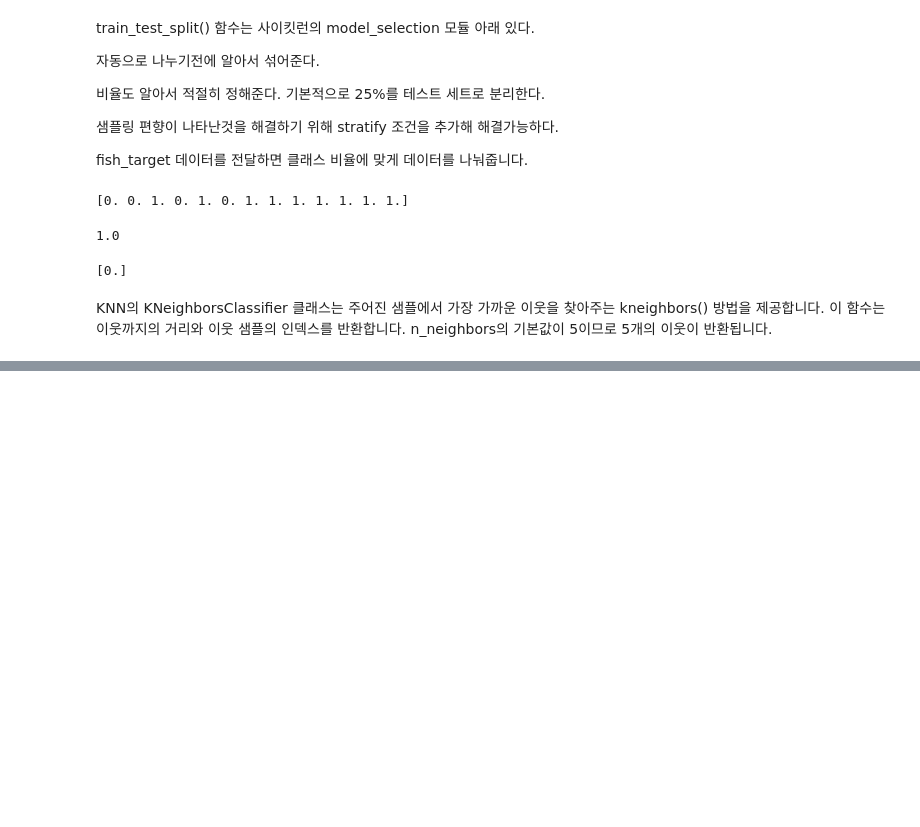
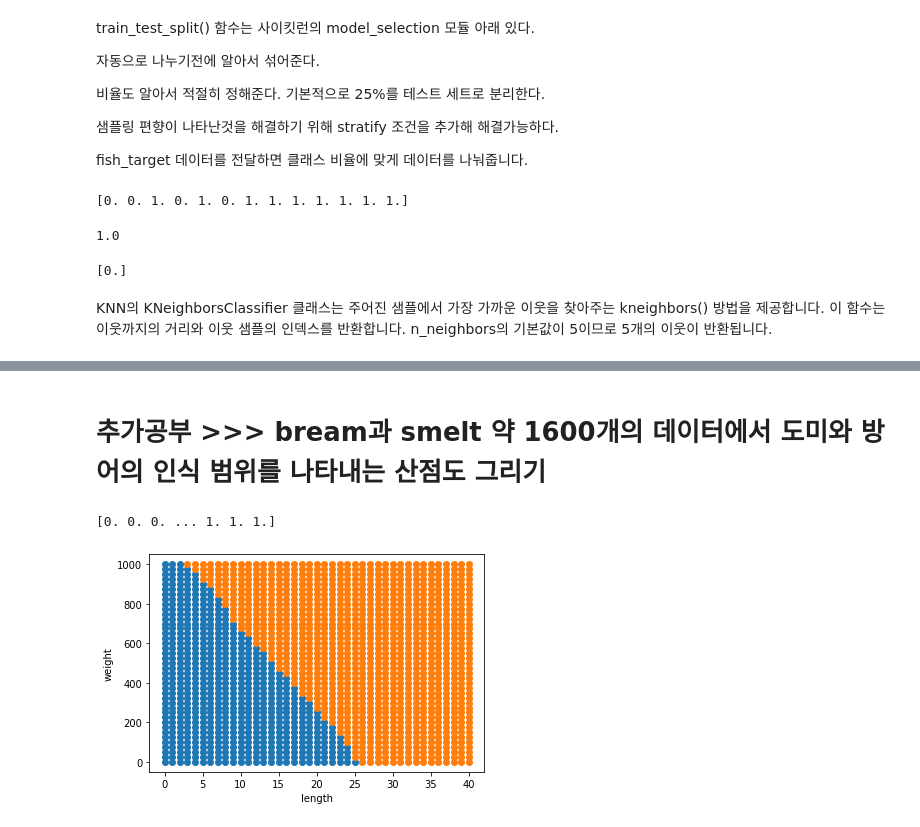
Before and after one commit to onlygoodman/python, a Jupyter notebook: BreamAndSmelt.ipynb, the cells around one changed output, grey strips where cells are left out. Drawn from its saved outputs; the diff is of its cells as text; code cells hidden in the pictures; blank space fills up the shorter version.

```diff
--- a/BreamAndSmelt.ipynb
+++ b/BreamAndSmelt.ipynb
@@ -358,0 +400,34 @@ plt.show()
+# %% [markdown]
+# 추가공부 >>> bream과 smelt 약 1600개의 데이터에서 도미와 방어의 인식 범위를 나타내는 산점도 그리기
+# %%
+x = [i for i in range(41)]
+y = [i for i in range(0,1001,25)]
+z = []
+for a in x :
+  for b in y :
+    z.append([a,b])
+
+test_all_input = np.array(z)
+test_all_scaled = (test_all_input - mean)/std
+
+print(kn.predict(test_all_scaled))
+
+predict_array = np.column_stack((test_all_input, kn.predict(test_all_scaled)))
+
+predict_smelt = test_all_input[kn.predict(test_all_scaled)==0]
+predict_bream = test_all_input[kn.predict(test_all_scaled)==1]
+
+len(predict_smelt)
+len(predict_bream)
+
+import matplotlib.pyplot as plt
+
+plt.scatter(predict_smelt[:,0], predict_smelt[:, 1])
+plt.scatter(predict_bream[:,0], predict_bream[:, 1])
+plt.xlabel('length')
+plt.ylabel('weight')
+
+plt.show()
+# %% [output]
+[0. 0. 0. ... 1. 1. 1.]
+[figure, added]
```
Also changed, not shown: parts of 6 cells of this notebook.
